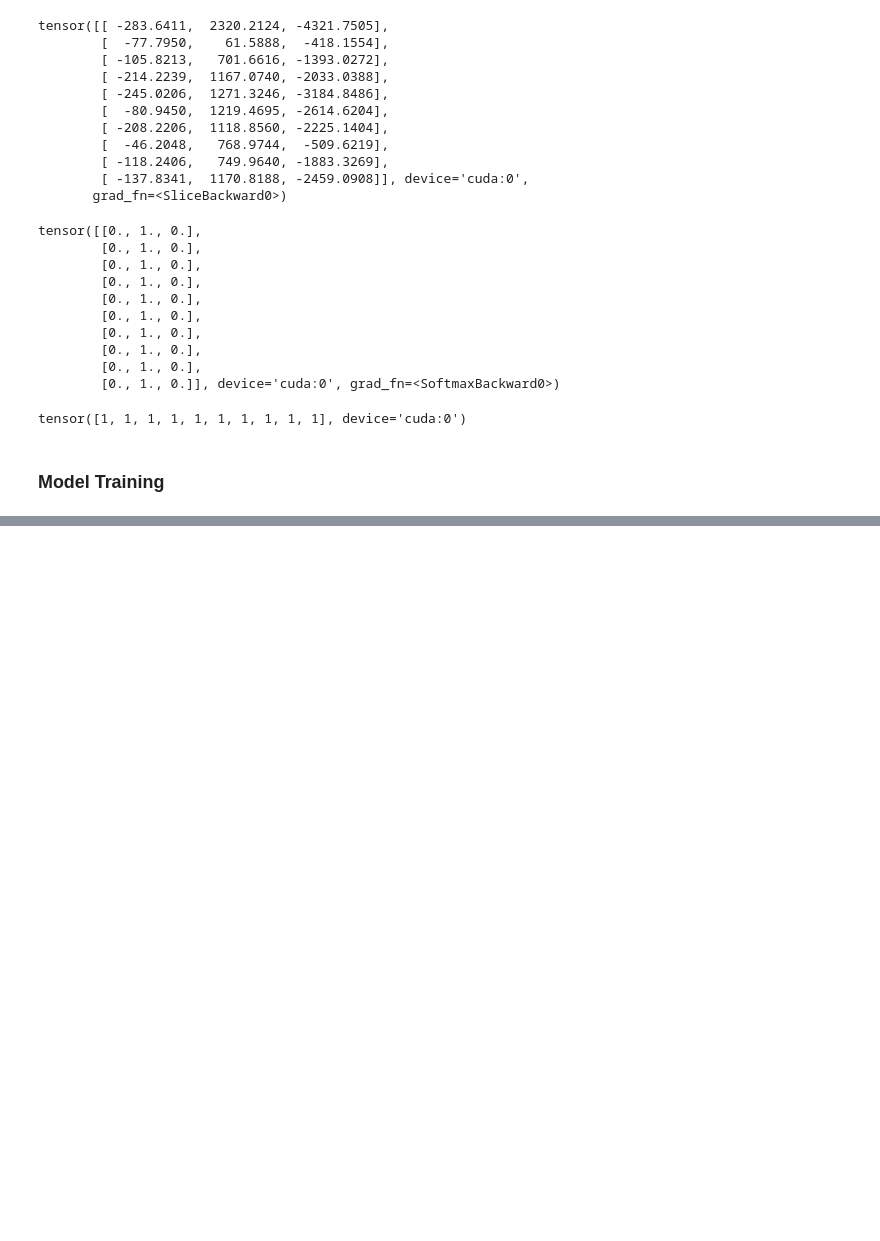
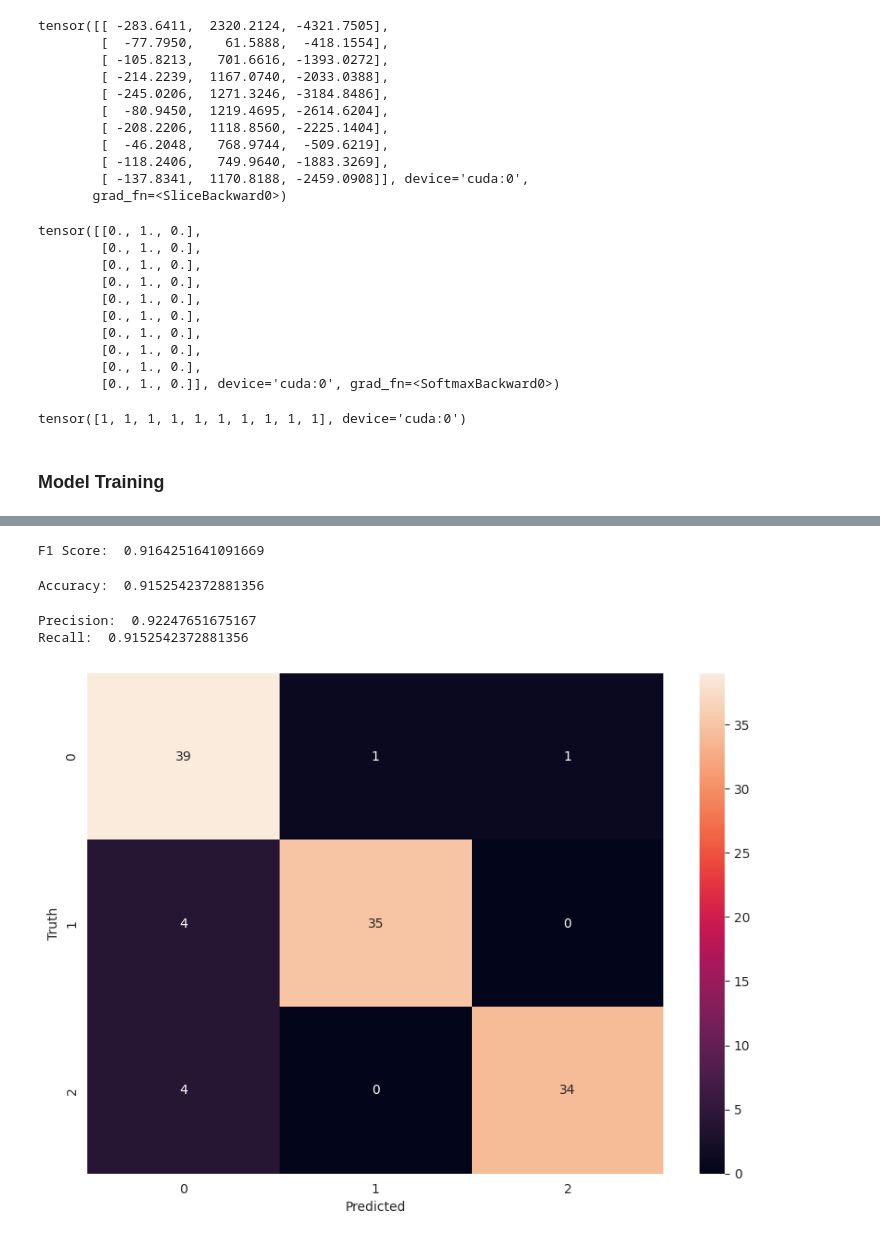
Before and after one commit to yfbenkhalifa/Cancer-detection, a Jupyter notebook: src/main.ipynb, the cells around one changed output, grey strips where cells are left out. Saved outputs shown, nothing was run; the diff lists cells and outputs as text; code cells hidden in the pictures; blank space fills up the shorter version.

```diff
--- a/src/main.ipynb
+++ b/src/main.ipynb
@@ -420,0 +439,43 @@ tensor([-18.6728, -20.9609, -12.0012], grad_fn=<SqueezeBackward0>)
+# %%
+# Compute F1 score
+f1 = calculate_f1_score(y_test.cpu().numpy(), test_pred.cpu().numpy())
+print("F1 Score: ", f1)
+# %% [output]
+F1 Score:  0.9164251641091669
+# %%
+from sklearn.metrics import accuracy_score
+
+# Compute accuracy
+accuracy = accuracy_score(y_test.cpu().numpy(), test_pred.cpu().numpy())
+print("Accuracy: ", accuracy)
+# %% [output]
+Accuracy:  0.9152542372881356
+# %%
+from sklearn.metrics import precision_score, recall_score
+
+# Compute precision
+precision = precision_score(y_test.cpu().numpy(), test_pred.cpu().numpy(), average='weighted')
+print("Precision: ", precision)
+
+# Compute recall
+recall = recall_score(y_test.cpu().numpy(), test_pred.cpu().numpy(), average='weighted')
+print("Recall: ", recall)
+# %% [output]
+Precision:  0.92247651675167
+Recall:  0.9152542372881356
+# %%
+import seaborn as sns
+import matplotlib.pyplot as plt
+from sklearn.metrics import confusion_matrix
+
+# Compute confusion matrix
+conf_matrix = confusion_matrix(y_test.cpu().numpy(), test_pred.cpu().numpy())
+
+# Create a heatmap
+plt.figure(figsize=(10,7))
+sns.heatmap(conf_matrix, annot=True, fmt='d')
+plt.xlabel('Predicted')
+plt.ylabel('Truth')
+plt.show()
+# %% [output]
+[figure, added]
```
Also changed, not shown: parts of 9 cells of this notebook.
